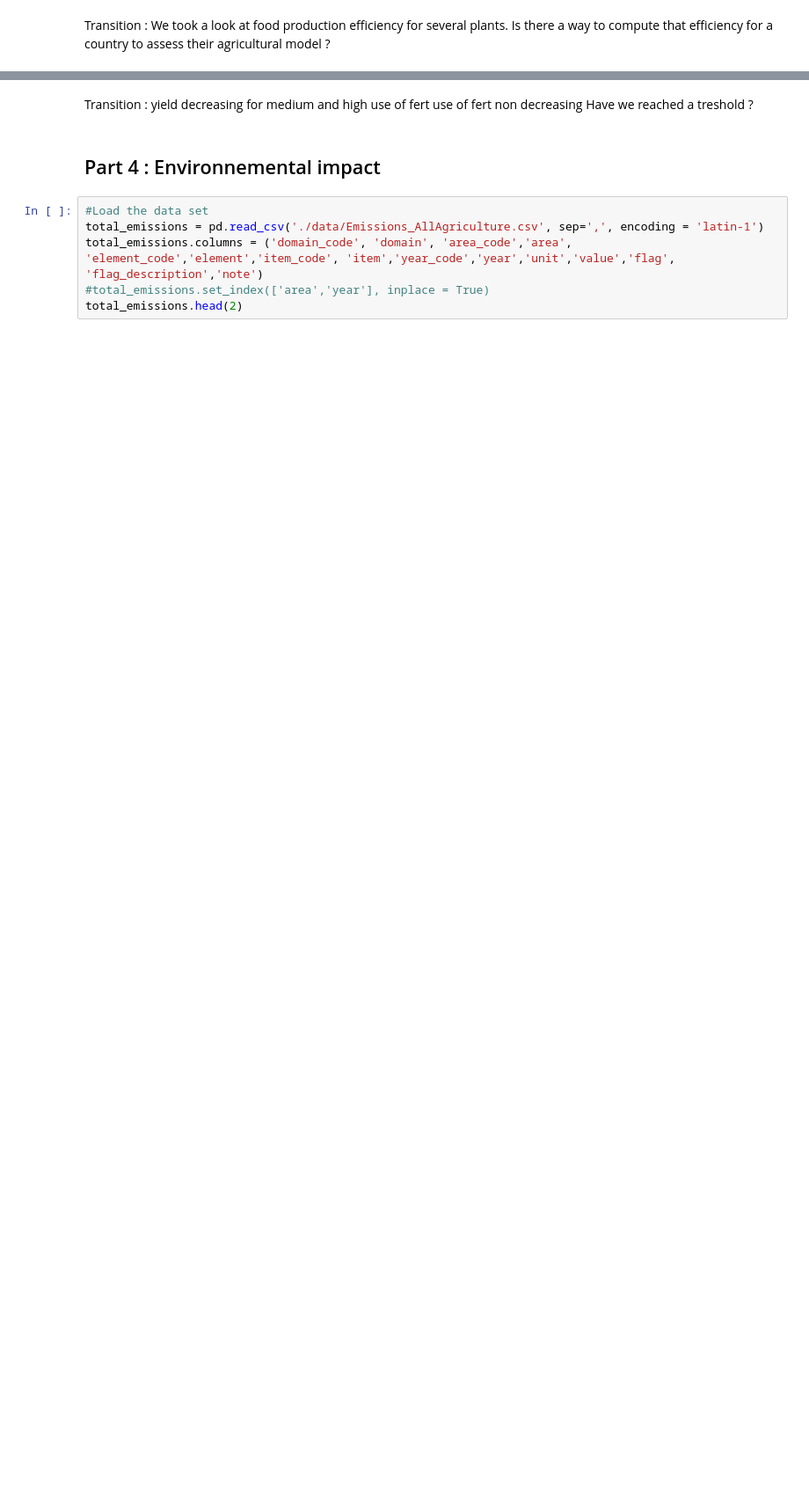
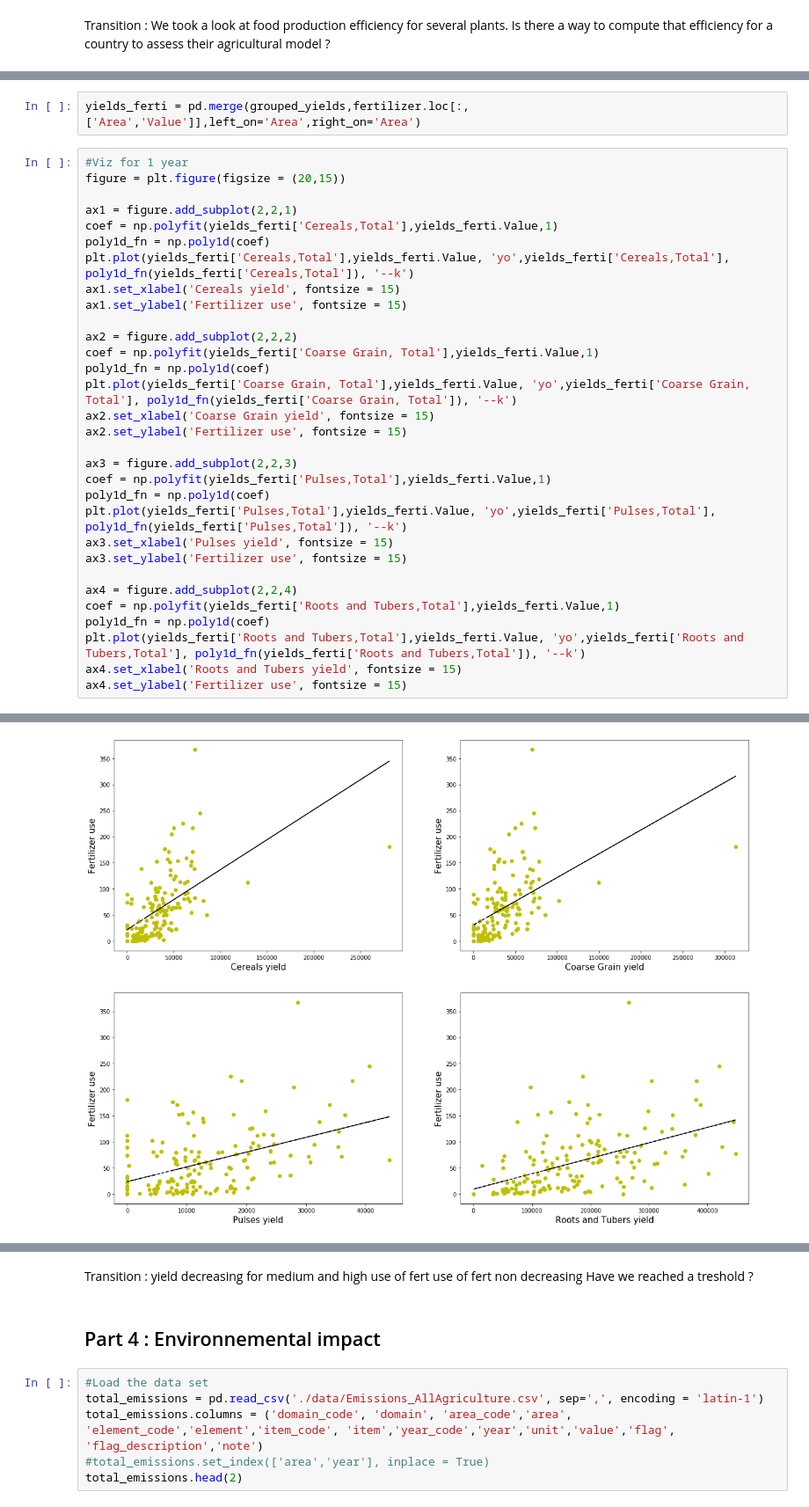
Before and after one commit to amara-slaymaker/ada_project-ada_nakamura, a Jupyter notebook: Skeleton.ipynb, the cells around one changed output, grey strips where cells are left out. Shown at 88% size. Saved outputs shown, nothing was run; the diff lists cells and outputs as text; blank space fills up the shorter version.

```diff
--- a/Skeleton.ipynb
+++ b/Skeleton.ipynb
@@ -548,0 +648,34 @@ Also plot fertilizer and pesticide evolution
+# %%
+yields_ferti = pd.merge(grouped_yields,fertilizer.loc[:,['Area','Value']],left_on='Area',right_on='Area')
+# %%
+#Viz for 1 year
+figure = plt.figure(figsize = (20,15))
+
+ax1 = figure.add_subplot(2,2,1)
+coef = np.polyfit(yields_ferti['Cereals,Total'],yields_ferti.Value,1)
+poly1d_fn = np.poly1d(coef)
+plt.plot(yields_ferti['Cereals,Total'],yields_ferti.Value, 'yo',yields_ferti['Cereals,Total'], poly1d_fn(yields_ferti['Cereals,Total']), '--k')
+ax1.set_xlabel('Cereals yield', fontsize = 15)
+ax1.set_ylabel('Fertilizer use', fontsize = 15)
+
+ax2 = figure.add_subplot(2,2,2)
+coef = np.polyfit(yields_ferti['Coarse Grain, Total'],yields_ferti.Value,1)
+poly1d_fn = np.poly1d(coef)
+plt.plot(yields_ferti['Coarse Grain, Total'],yields_ferti.Value, 'yo',yields_ferti['Coarse Grain, Total'], poly1d_fn(yields_ferti['Coarse Grain, Total']), '--k')
+ax2.set_xlabel('Coarse Grain yield', fontsize = 15)
+ax2.set_ylabel('Fertilizer use', fontsize = 15)
+
+ax3 = figure.add_subplot(2,2,3)
+coef = np.polyfit(yields_ferti['Pulses,Total'],yields_ferti.Value,1)
+poly1d_fn = np.poly1d(coef)
+plt.plot(yields_ferti['Pulses,Total'],yields_ferti.Value, 'yo',yields_ferti['Pulses,Total'], poly1d_fn(yields_ferti['Pulses,Total']), '--k')
+ax3.set_xlabel('Pulses yield', fontsize = 15)
+ax3.set_ylabel('Fertilizer use', fontsize = 15)
+
+ax4 = figure.add_subplot(2,2,4)
+coef = np.polyfit(yields_ferti['Roots and Tubers,Total'],yields_ferti.Value,1)
+poly1d_fn = np.poly1d(coef)
+plt.plot(yields_ferti['Roots and Tubers,Total'],yields_ferti.Value, 'yo',yields_ferti['Roots and Tubers,Total'], poly1d_fn(yields_ferti['Roots and Tubers,Total']), '--k')
+ax4.set_xlabel('Roots and Tubers yield', fontsize = 15)
+ax4.set_ylabel('Fertilizer use', fontsize = 15)
+# %% [output]
@@ -548,0 +683 @@ Also plot fertilizer and pesticide evolution
+[figure, added]
```
Also changed, not shown: parts of 39 cells of this notebook.
